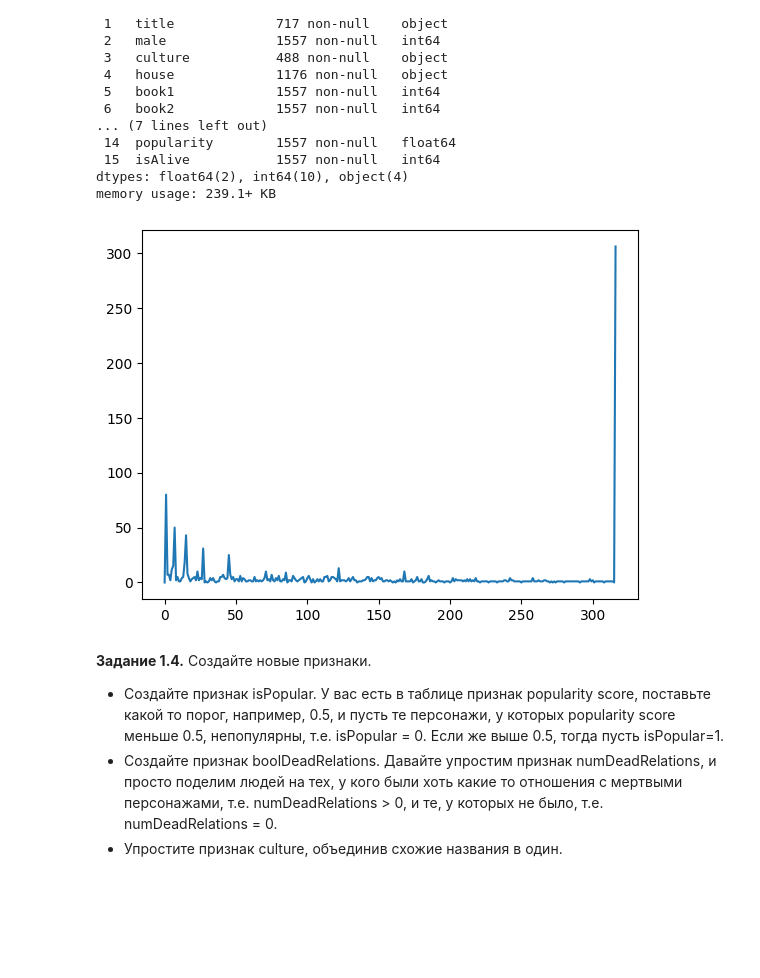
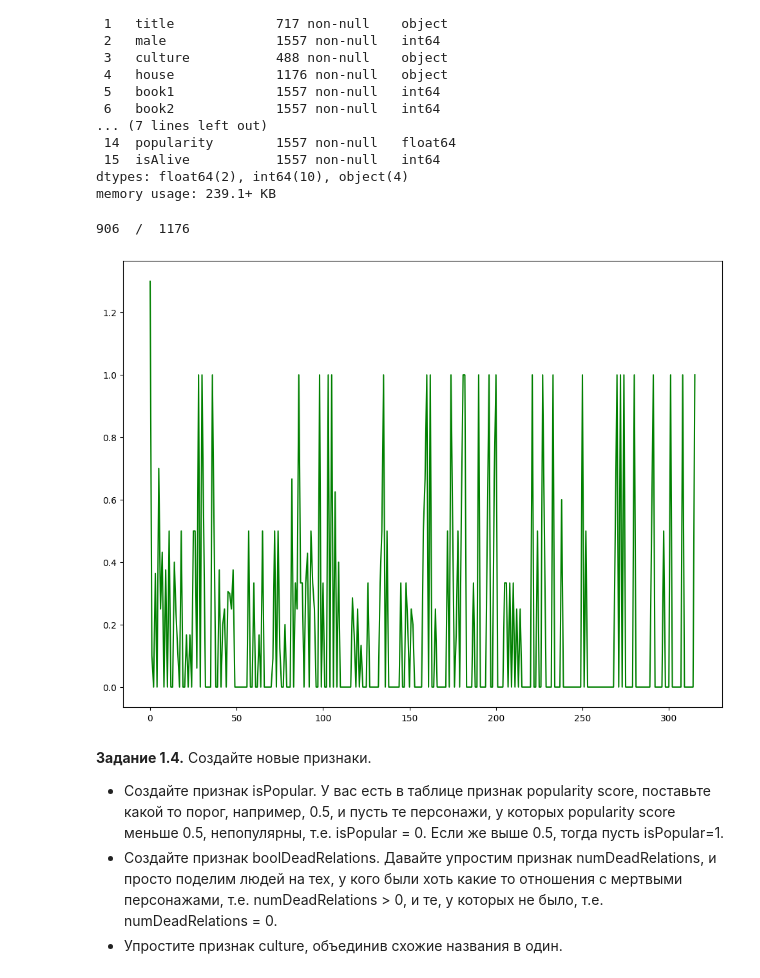
Before and after one commit to Prototype721/MFTI_course, a Jupyter notebook: week_01_ml_intro/Homework/hw_1_game_of_thrones.ipynb, the cells around one changed output. Cells and saved outputs as stored; diff of their text form; code cells hidden in the pictures; blank space fills up the shorter version.

```diff
--- a/week_01_ml_intro/Homework/hw_1_game_of_thrones.ipynb
+++ b/week_01_ml_intro/Homework/hw_1_game_of_thrones.ipynb
@@ -147,25 +147,49 @@ Data columns (total 16 columns):
 dtypes: float64(2), int64(10), object(4)
 memory usage: 239.1+ KB
 # %%
+# One label encoding Title
+
+nane_alive = 0
 nane = 0
 my_table = data2[['house', 'isAlive']]
 houses = data2['house'].unique()
 alive_counter = [0 for i in range(len(houses))]
+all_counter = [0 for i in range(len(houses))]
+diff = [0 for i in range(len(houses))]
 for cur_house, cur_alive in zip(my_table['house'], my_table["isAlive"]):
   if cur_alive == 1:
     ix = np.where(houses == cur_house)[0]
     if ix.size > 0:
       ix = ix[0]
       alive_counter[ix] +=1
     else:
-      nane +=1
+      nane_alive +=1
+  ix = np.where(houses == cur_house)[0]
+  if ix.size > 0:
+    ix = ix[0]
+    all_counter[ix] +=1
+  else:
+    nane +=1
 
-alive_counter.append(nane)
+#alive_counter.append(nane_alive)
+#all_counter.append(nane)
+print(str(sum(alive_counter)), " / ", str(sum(all_counter)))
 
-plt.plot(alive_counter)
+x = [i for i in range(len(houses))]
+for ind, (a, b) in enumerate(zip(alive_counter, all_counter)):
+  if b == 0:
+    diff[ind] = 1.3
+  else:
+    diff[ind] = (b-a)/(b)
+#x.append(len(houses))
+plt.figure(figsize=(12, 9))
+# plt.plot(x, alive_counter, color="red")
+#plt.plot(x, all_counter, color="blue")
+plt.plot(x, diff, color="green")
 plt.show()
 # %% [output]
+906  /  1176
-[figure, old version]
+[figure, new version]
 # %% [markdown]
 **Задание 1.4.** Создайте новые признаки.
 * Создайте признак isPopular. У вас есть в таблице признак popularity score, поставьте какой то порог, например, 0.5, и пусть те персонажи, у которых popularity score меньше 0.5, непопулярны, т.е. isPopular = 0. Если же выше 0.5, тогда пусть isPopular=1.
```
